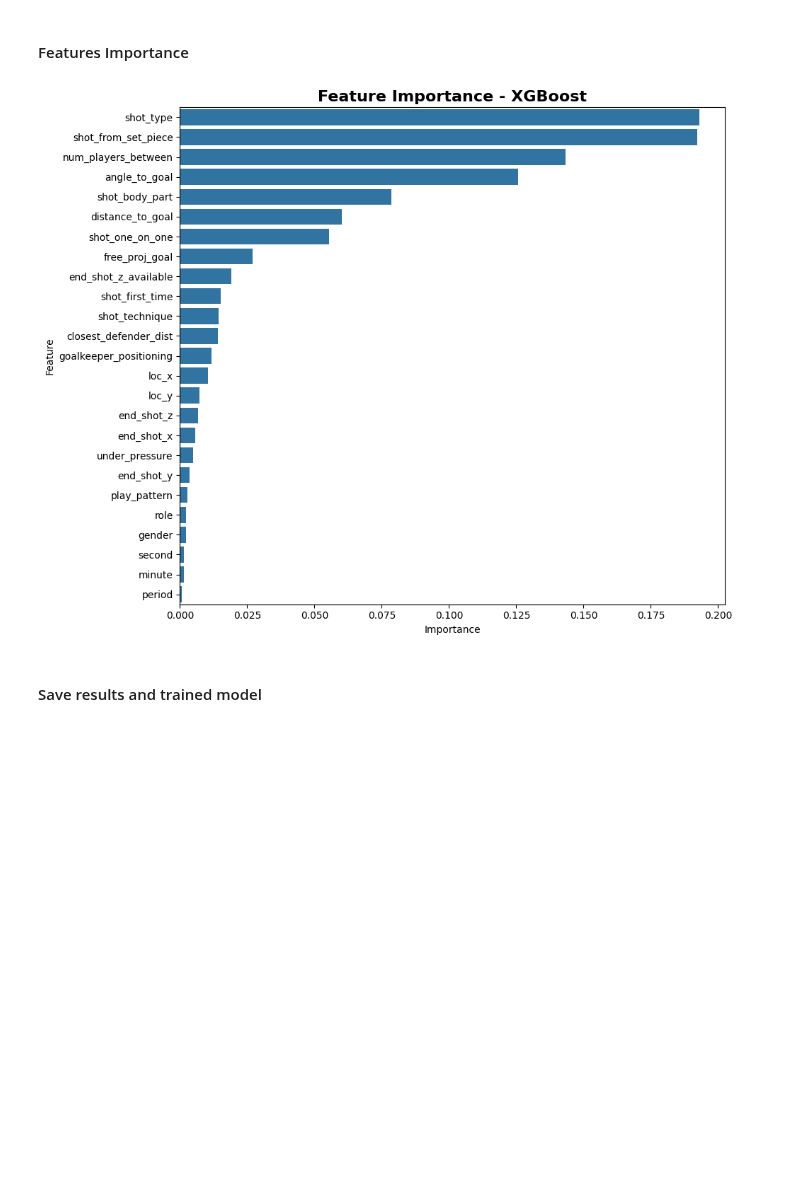
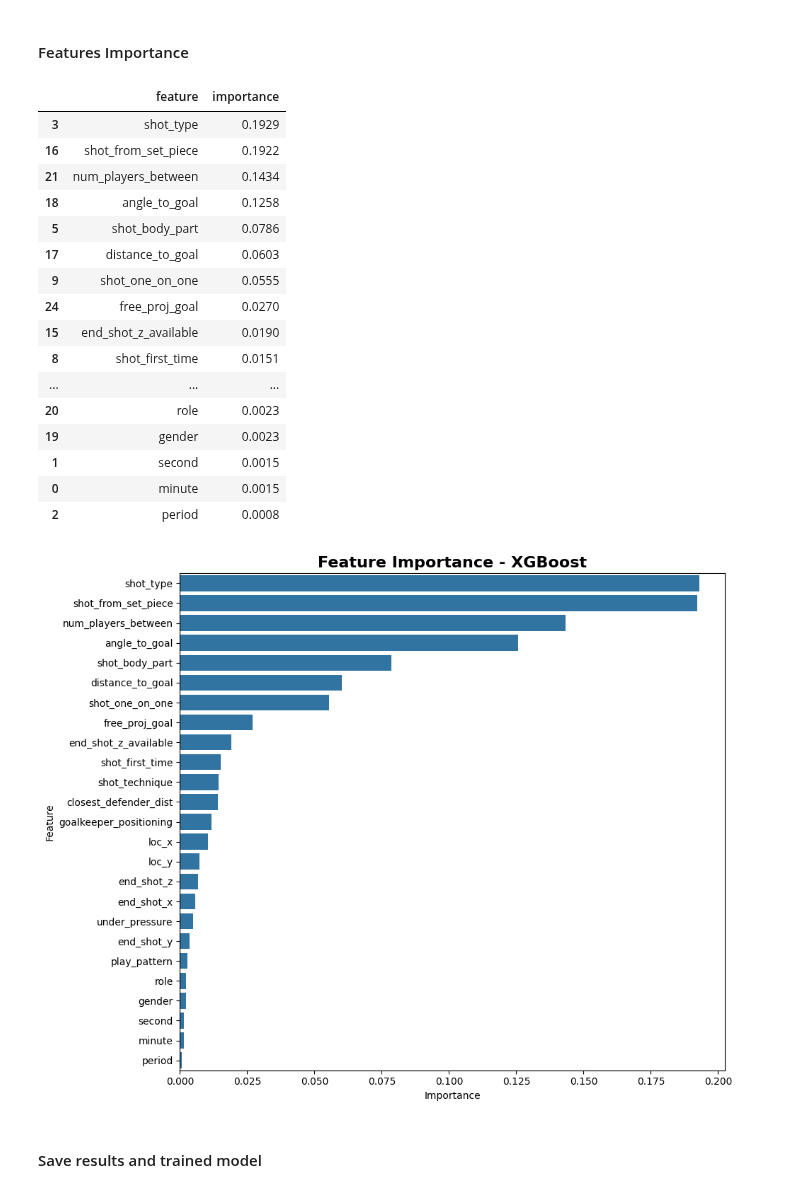
Before and after one commit to Manuele23/Parma-assignment, a Jupyter notebook: task1_xg/06_xgboost.ipynb, the cells around one changed output. Cells and saved outputs as stored; diff of their text form; code cells hidden in the pictures; blank space fills up the shorter version.

```diff
--- a/task1_xg/06_xgboost.ipynb
+++ b/task1_xg/06_xgboost.ipynb
@@ -322,16 +322,37 @@ def plot_feature_importance(df, title="Feature Importance", top_n=None):
 # %%
 # XGBoost exposes importances via the sklearn API
 imp_raw = best_xgb.feature_importances_
 
+
 xgb_importance = pd.DataFrame({
     "feature": X_train.columns,
     "importance": imp_raw,
-    "sign": 1  # boosting trees don't have a sign like linear models
-}).sort_values(by="importance", ascending=True)
+}).sort_values(by="importance", ascending=False)
+
+# Show top features
+display(xgb_importance)
+
 
 # Plot (reuse your universal plotter)
 plot_feature_importance(xgb_importance, title="Feature Importance - XGBoost")
 # %% [output]
+|  | feature | importance |
+| 3 | shot_type | 0.1929 |
+| 16 | shot_from_set_piece | 0.1922 |
+| 21 | num_players_between | 0.1434 |
+| 18 | angle_to_goal | 0.1258 |
+| 5 | shot_body_part | 0.0786 |
+| 17 | distance_to_goal | 0.0603 |
+| 9 | shot_one_on_one | 0.0555 |
+| 24 | free_proj_goal | 0.0270 |
+| 15 | end_shot_z_available | 0.0190 |
+| 8 | shot_first_time | 0.0151 |
+| ... | ... | ... |
+| 20 | role | 0.0023 |
+| 19 | gender | 0.0023 |
+| 1 | second | 0.0015 |
+| 0 | minute | 0.0015 |
+| 2 | period | 0.0008 |
 [figure]
 # %% [markdown]
 #### Save results and trained model
```
Also changed, not shown: parts of 1 cell of this notebook, 4 other files.
